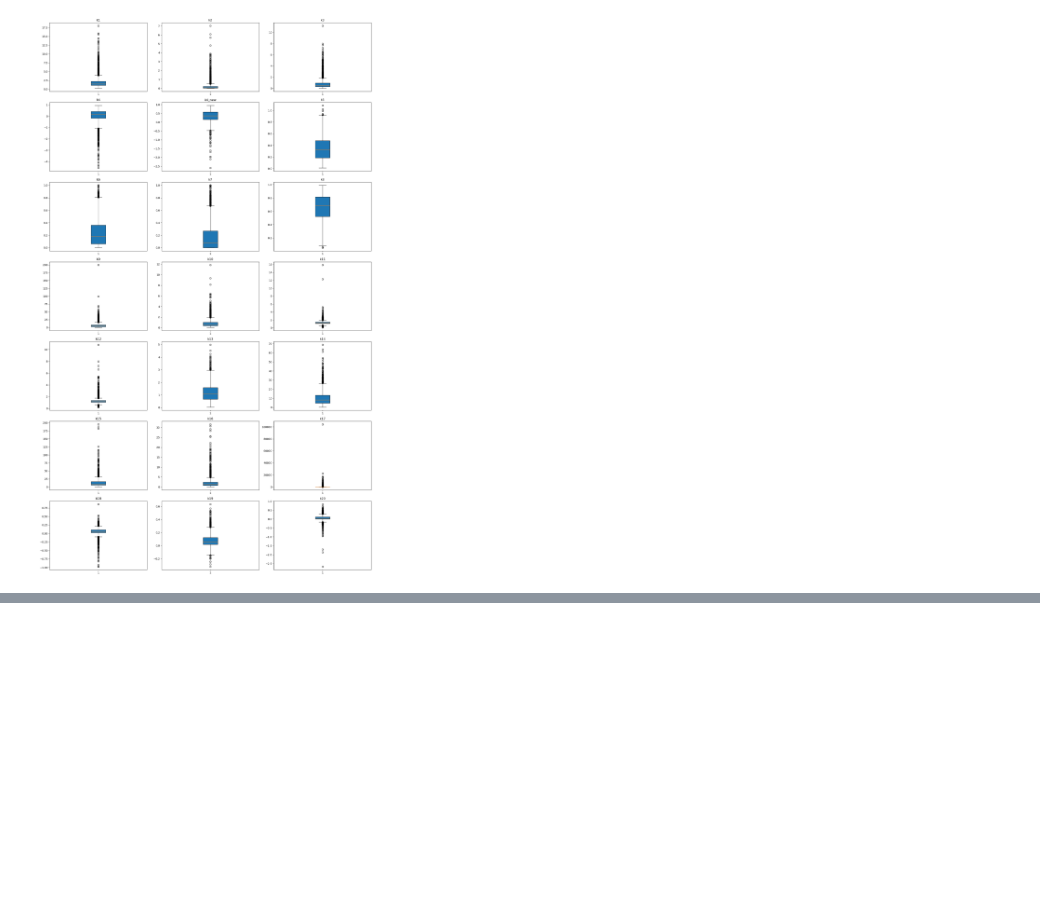
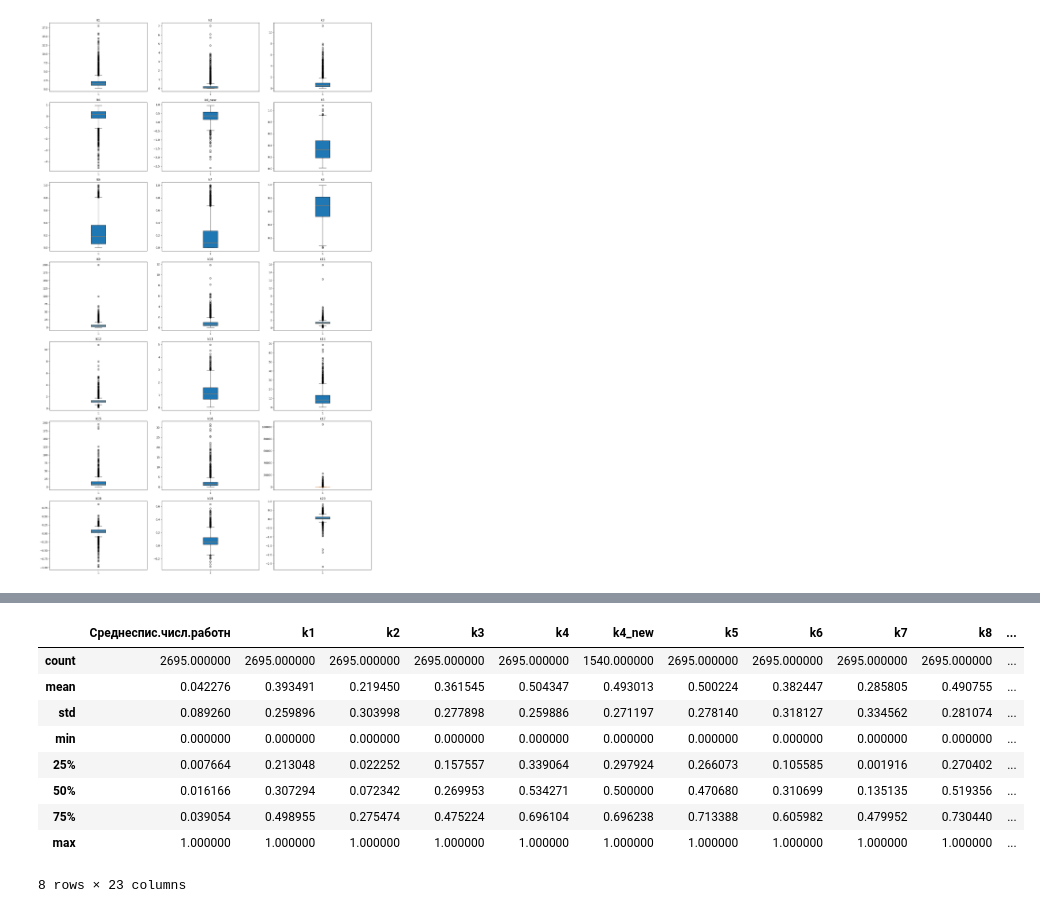
Before and after one commit to aquapuziq/BSU_DA-DS_labs, a Jupyter notebook: preliminary_stat_and_corr_analysis/prestat_and_corr.ipynb, the cells around one changed output, grey strips where cells are left out. Drawn from its saved outputs; the diff is of its cells as text; code cells hidden in the pictures; blank space fills up the shorter version.

Commit message:
data censoring and scaling

```diff
--- a/preliminary_stat_and_corr_analysis/prestat_and_corr.ipynb
+++ b/preliminary_stat_and_corr_analysis/prestat_and_corr.ipynb
@@ -117,0 +121,12 @@ hampel.head()
+# %%
+censored_data = data.copy()
+
+for k in data.columns[1: -1]:
+    low = hampel_res[k].get('lower_bound')
+    upp = hampel_res[k].get('upper_bound')
+
+    censored_data[k] = censored_data[k].clip(lower = low, upper = upp)
+    # print(censored_data[k].min())
+    # print(censored_data[k].max())
+
+censored_data.head()
@@ -117,0 +141,15 @@ hampel.head()
+# %%
+norm_arr = MinMaxScaler().fit_transform(censored_data)
+norm_sk_data = pd.DataFrame(norm_arr, columns = censored_data.columns, index = censored_data.index)
+norm_sk_data.describe()
+# %% [output]
+|  | Cреднеспис.числ.работн | k1 | k2 | k3 | k4 | k4_new | k5 | k6 | k7 | k8 | ... |
+| count | 2695.000000 | 2695.000000 | 2695.000000 | 2695.000000 | 2695.000000 | 1540.000000 | 2695.000000 | 2695.000000 | 2695.000000 | 2695.000000 | ... |
+| mean | 0.042276 | 0.393491 | 0.219450 | 0.361545 | 0.504347 | 0.493013 | 0.500224 | 0.382447 | 0.285805 | 0.490755 | ... |
+| std | 0.089260 | 0.259896 | 0.303998 | 0.277898 | 0.259886 | 0.271197 | 0.278140 | 0.318127 | 0.334562 | 0.281074 | ... |
+| min | 0.000000 | 0.000000 | 0.000000 | 0.000000 | 0.000000 | 0.000000 | 0.000000 | 0.000000 | 0.000000 | 0.000000 | ... |
+| 25% | 0.007664 | 0.213048 | 0.022252 | 0.157557 | 0.339064 | 0.297924 | 0.266073 | 0.105585 | 0.001916 | 0.270402 | ... |
+| 50% | 0.016166 | 0.307294 | 0.072342 | 0.269953 | 0.534271 | 0.500000 | 0.470680 | 0.310699 | 0.135135 | 0.519356 | ... |
+| 75% | 0.039054 | 0.498955 | 0.275474 | 0.475224 | 0.696104 | 0.696238 | 0.713388 | 0.605982 | 0.479952 | 0.730440 | ... |
+| max | 1.000000 | 1.000000 | 1.000000 | 1.000000 | 1.000000 | 1.000000 | 1.000000 | 1.000000 | 1.000000 | 1.000000 | ... |
+8 rows × 23 columns
```
Also changed, not shown: parts of 7 cells of this notebook.
